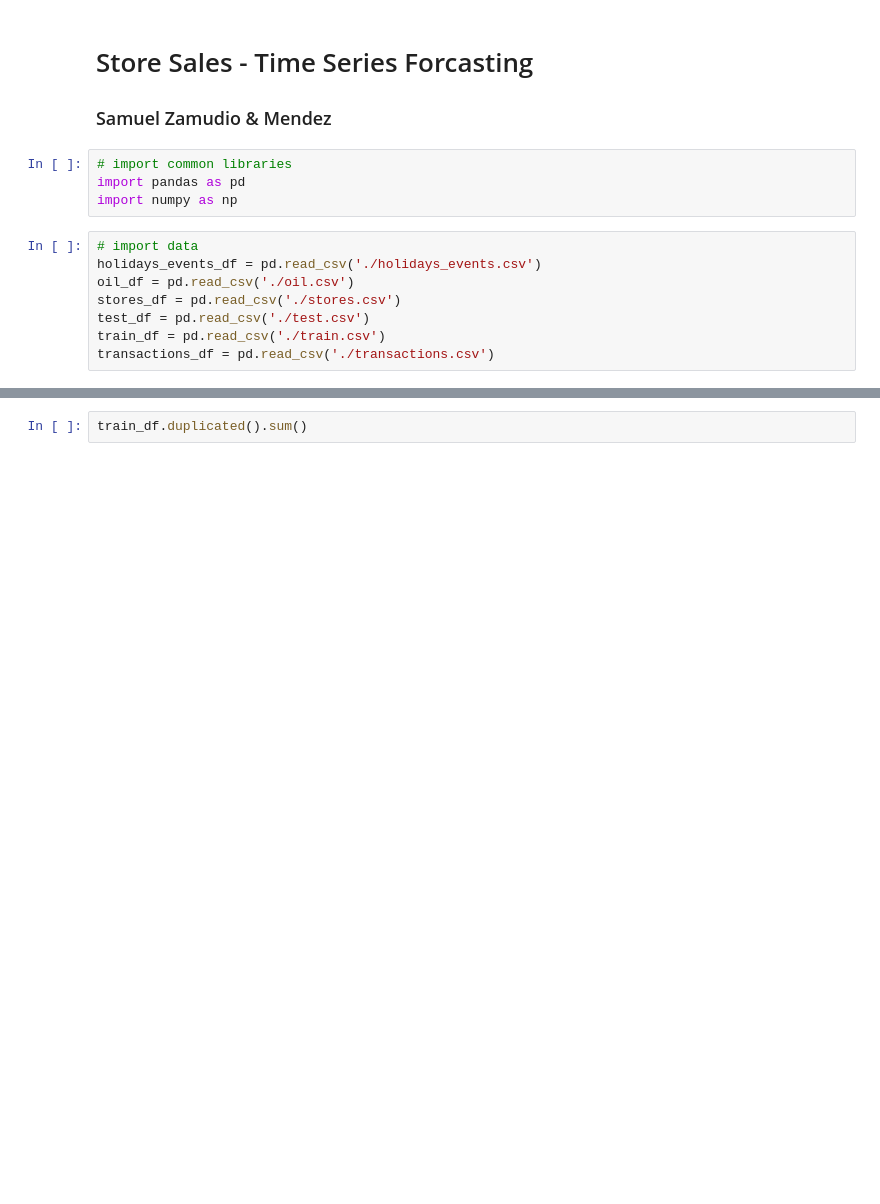
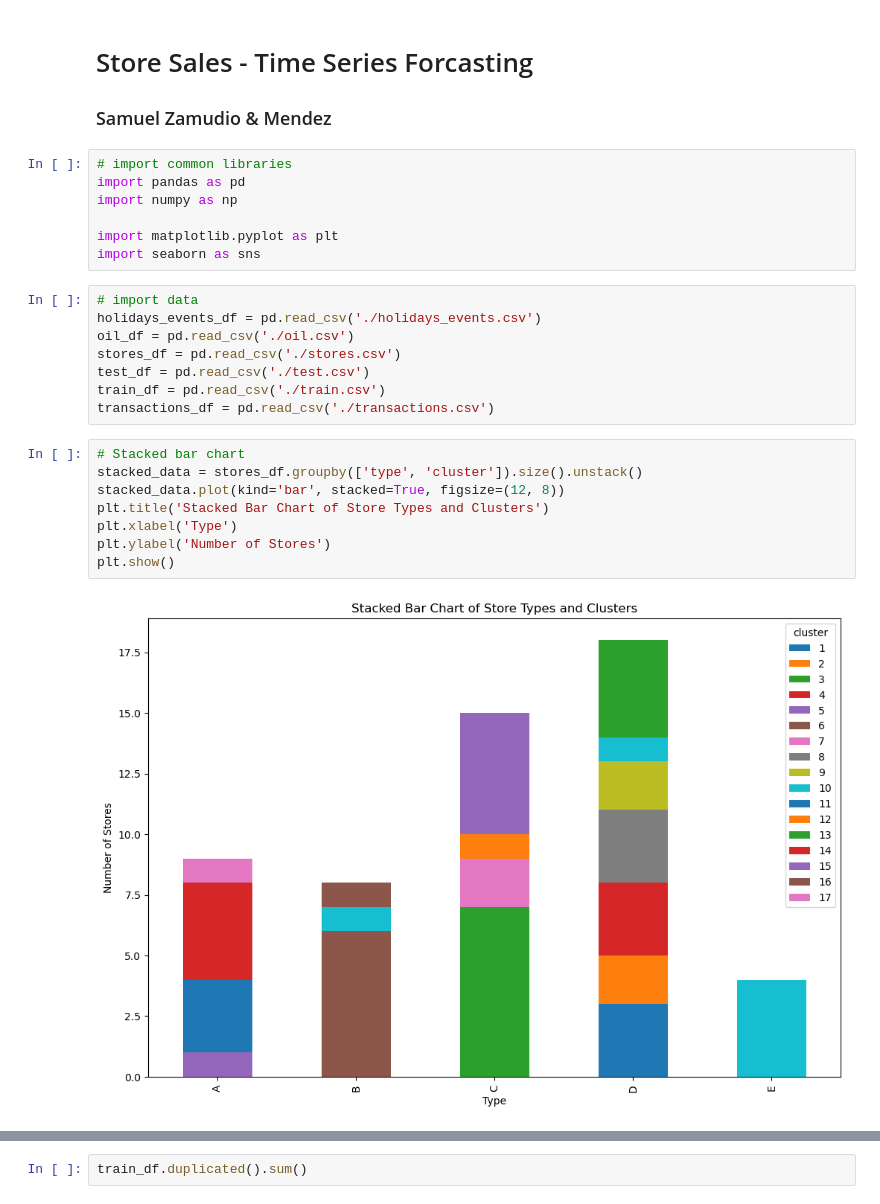
Before and after one commit to zamudios/Store-Sales, a Jupyter notebook: main.ipynb, the cells around one changed output, grey strips where cells are left out. Saved outputs shown, nothing was run; the diff lists cells and outputs as text; blank space fills up the shorter version.

```diff
--- a/main.ipynb
+++ b/main.ipynb
@@ -5,6 +5,9 @@
 # import common libraries
 import pandas as pd
 import numpy as np
+
+import matplotlib.pyplot as plt
+import seaborn as sns
 # %%
 # import data
 holidays_events_df = pd.read_csv('./holidays_events.csv')
@@ -13,3 +16,13 @@ stores_df = pd.read_csv('./stores.csv')
 test_df = pd.read_csv('./test.csv')
 train_df = pd.read_csv('./train.csv')
 transactions_df = pd.read_csv('./transactions.csv')
+# %%
+# Stacked bar chart
+stacked_data = stores_df.groupby(['type', 'cluster']).size().unstack()
+stacked_data.plot(kind='bar', stacked=True, figsize=(12, 8))
+plt.title('Stacked Bar Chart of Store Types and Clusters')
+plt.xlabel('Type')
+plt.ylabel('Number of Stores')
+plt.show()
+# %% [output]
+[figure, added]
```
Also changed, not shown: parts of 17 cells of this notebook.
